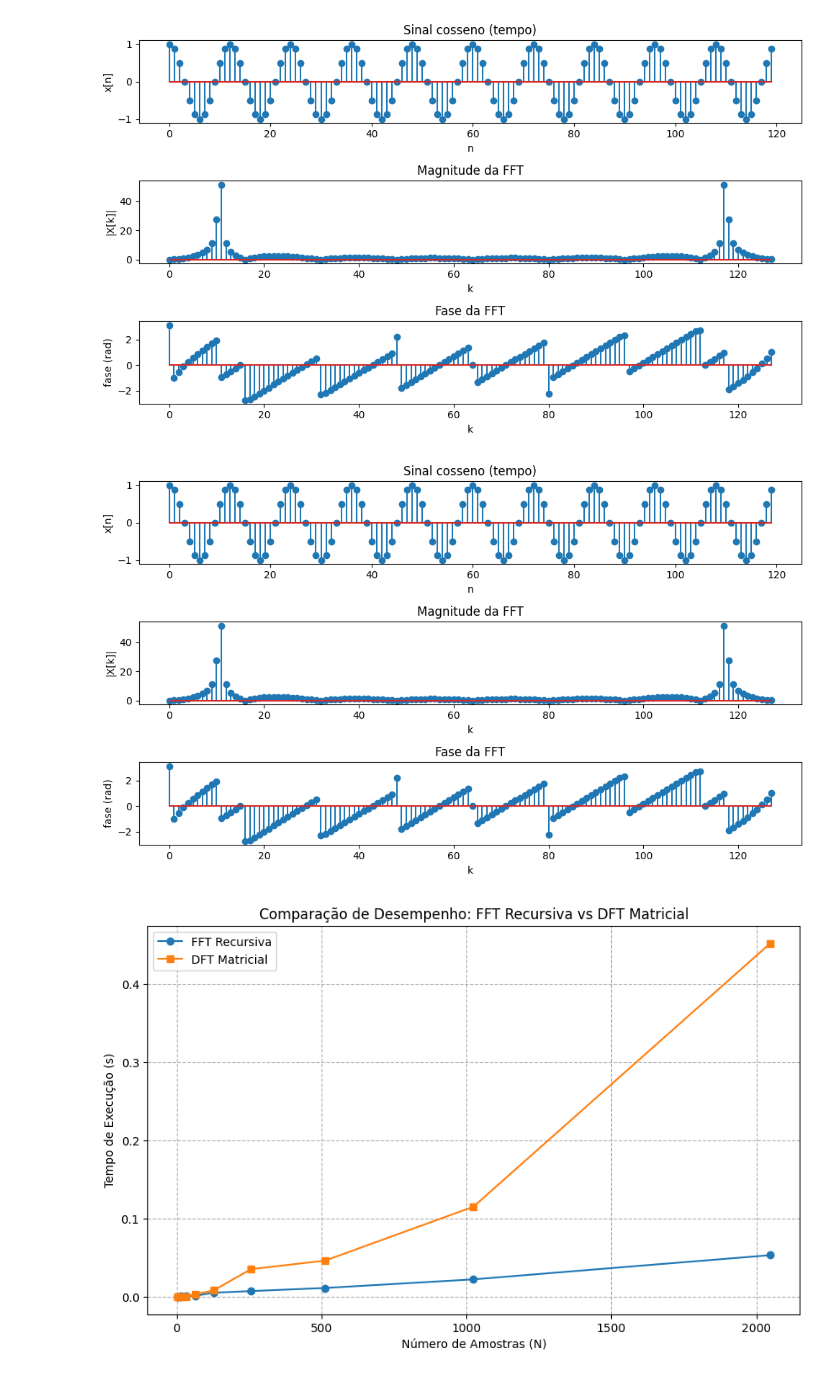
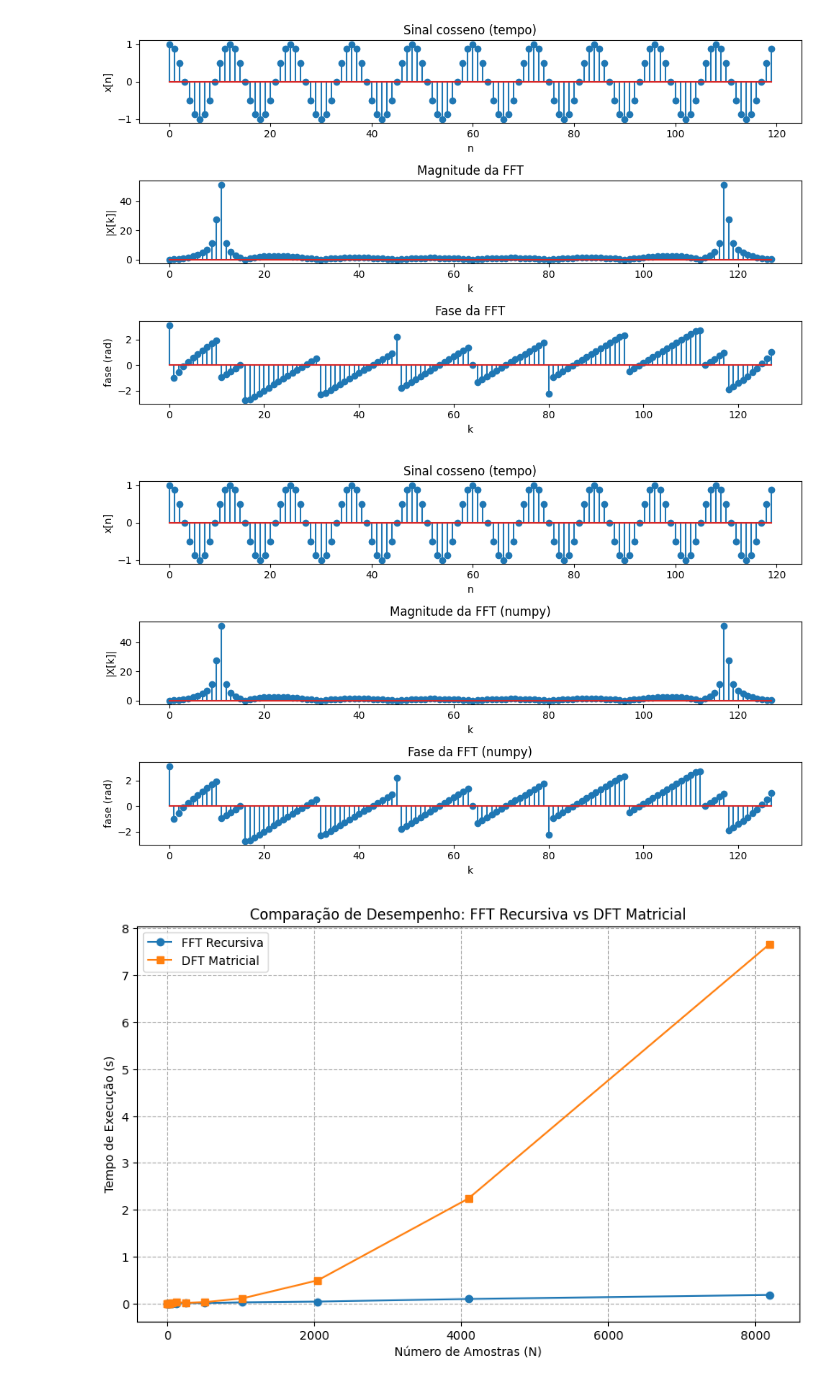
Before and after one commit to ricardofss1/PDS, a Jupyter notebook: DFT_FFT_Implementação.ipynb, the cells around one changed output. Cells and saved outputs as stored; diff of their text form; code cells hidden in the pictures.

```diff
--- a/DFT_FFT_Implementação.ipynb
+++ b/DFT_FFT_Implementação.ipynb
@@ -289,51 +289,53 @@ plt.ylabel("x[n]")
 
 plt.subplot(3, 1, 2)
 plt.stem(magnitude)
-plt.title("Magnitude da FFT")
+plt.title("Magnitude da FFT (numpy)")
 plt.xlabel("k")
 plt.ylabel("|X[k]|")
 
 plt.subplot(3, 1, 3)
 plt.stem(fase)
-plt.title("Fase da FFT")
+plt.title("Fase da FFT (numpy)")
 plt.xlabel("k")
 plt.ylabel("fase (rad)")
 
 plt.tight_layout()
 plt.show()
 # %% [output]
-[figure, old version]
+[figure, new version]
 # %%
 import time
+
+np.random.seed(0)
 
 def medir_tempo(funcao, entrada):
     inicio = time.time()
     funcao(entrada)
     fim = time.time()
     return fim - inicio
 
-tamanhos = [2**n for n in range(1, 12)]
+tamanhos = [2**n for n in range(1, 14)]
 
 tempos_fft_dec = []
 tempos_dft_matricial = []
 
 for N in tamanhos:
     x = np.random.rand(N)
 
     tempo_fft = medir_tempo(fft_dec, x)
     tempos_fft_dec.append(tempo_fft)
 
     tempo_dft = medir_tempo(dft_matricial, x)
     tempos_dft_matricial.append(tempo_dft)
 
 plt.figure(figsize=(10, 6))
 plt.plot(tamanhos, tempos_fft_dec, 'o-', label='FFT Recursiva')
 plt.plot(tamanhos, tempos_dft_matricial, 's-', label='DFT Matricial')
 plt.xlabel('Número de Amostras (N)')
 plt.ylabel('Tempo de Execução (s)')
 plt.title('Comparação de Desempenho: FFT Recursiva vs DFT Matricial')
 plt.legend()
 plt.grid(True, which="both", ls="--")
 plt.show()
 # %% [output]
-[figure, old version]
+[figure, new version]
```
Also changed, not shown: parts of 8 cells of this notebook, 2 other files.
